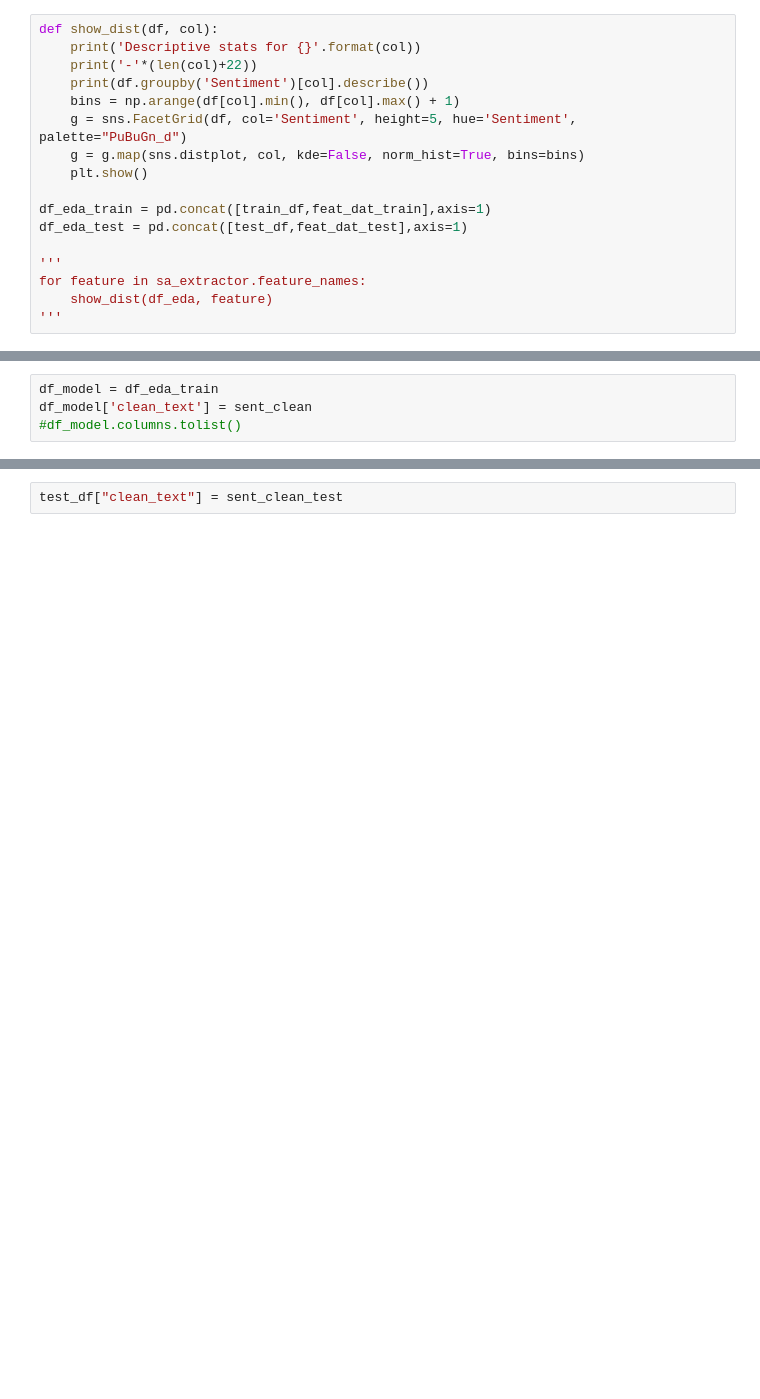
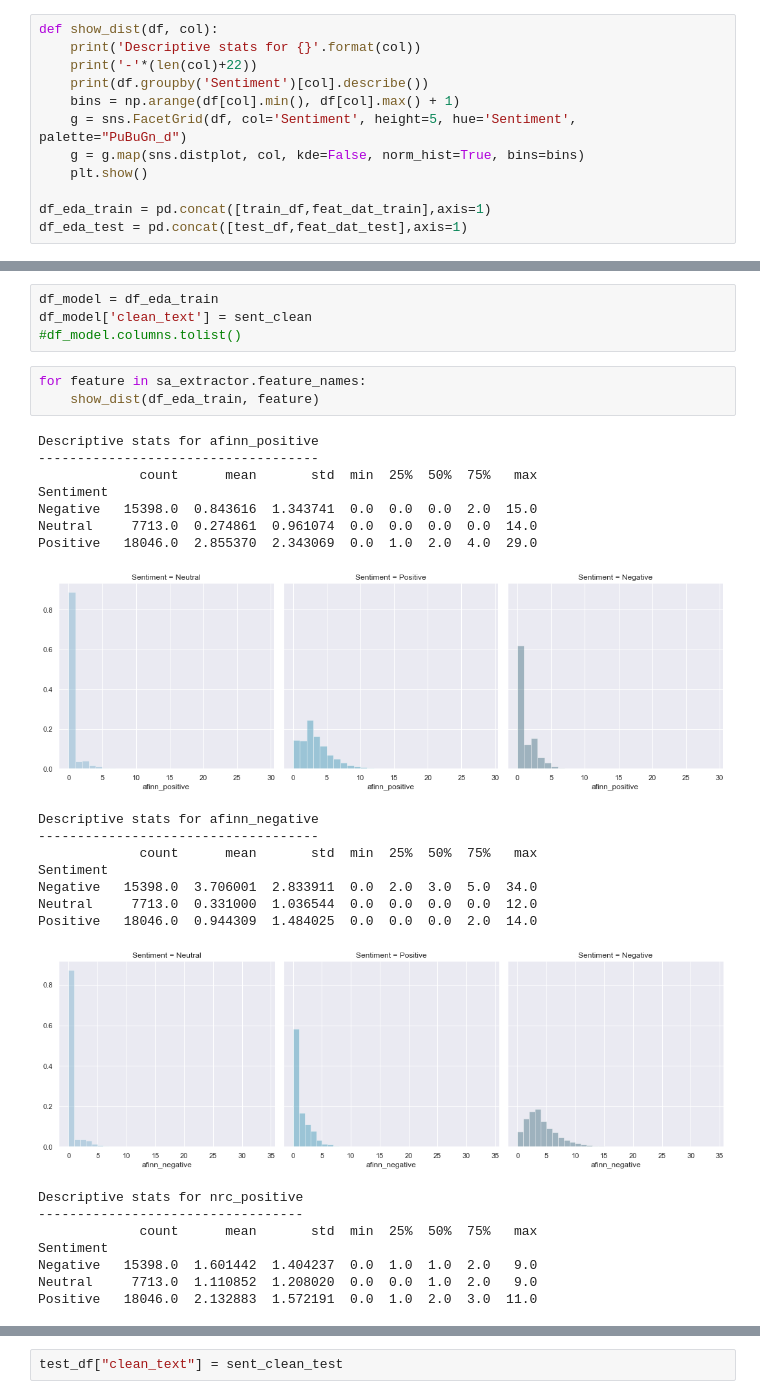
Before and after one commit to imkhoa99/ELEC-E5550-Statistical-Natural-Language-Processing, a Jupyter notebook: final_project.ipynb, the cells around one changed output, grey strips where cells are left out. Drawn from its saved outputs; the diff is of its cells as text; blank space fills up the shorter version.

```diff
--- a/final_project.ipynb
+++ b/final_project.ipynb
@@ -158,8 +154,3 @@ def show_dist(df, col):
 
 df_eda_train = pd.concat([train_df,feat_dat_train],axis=1)
 df_eda_test = pd.concat([test_df,feat_dat_test],axis=1)
-
-'''
-for feature in sa_extractor.feature_names:
-    show_dist(df_eda, feature)
-'''
@@ -276,3 +263,30 @@ plt.show();
 df_model = df_eda_train
 df_model['clean_text'] = sent_clean
 #df_model.columns.tolist()
+# %%
+for feature in sa_extractor.feature_names:
+    show_dist(df_eda_train, feature)
+# %% [output]
+Descriptive stats for afinn_positive
+------------------------------------
+             count      mean       std  min  25%  50%  75%   max
+Sentiment
+Negative   15398.0  0.843616  1.343741  0.0  0.0  0.0  2.0  15.0
+Neutral     7713.0  0.274861  0.961074  0.0  0.0  0.0  0.0  14.0
+Positive   18046.0  2.855370  2.343069  0.0  1.0  2.0  4.0  29.0
+[figure, added]
+Descriptive stats for afinn_negative
+------------------------------------
+             count      mean       std  min  25%  50%  75%   max
+Sentiment
+Negative   15398.0  3.706001  2.833911  0.0  2.0  3.0  5.0  34.0
+Neutral     7713.0  0.331000  1.036544  0.0  0.0  0.0  0.0  12.0
+Positive   18046.0  0.944309  1.484025  0.0  0.0  0.0  2.0  14.0
+[figure, added]
+Descriptive stats for nrc_positive
+----------------------------------
+             count      mean       std  min  25%  50%  75%   max
+Sentiment
+Negative   15398.0  1.601442  1.404237  0.0  1.0  1.0  2.0   9.0
+Neutral     7713.0  1.110852  1.208020  0.0  0.0  1.0  2.0   9.0
+Positive   18046.0  2.132883  1.572191  0.0  1.0  2.0  3.0  11.0
```
Also changed, not shown: parts of 21 cells of this notebook, 1 other file.
